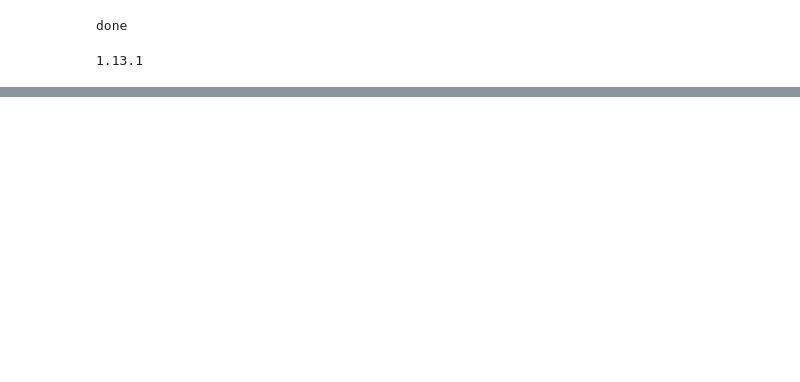
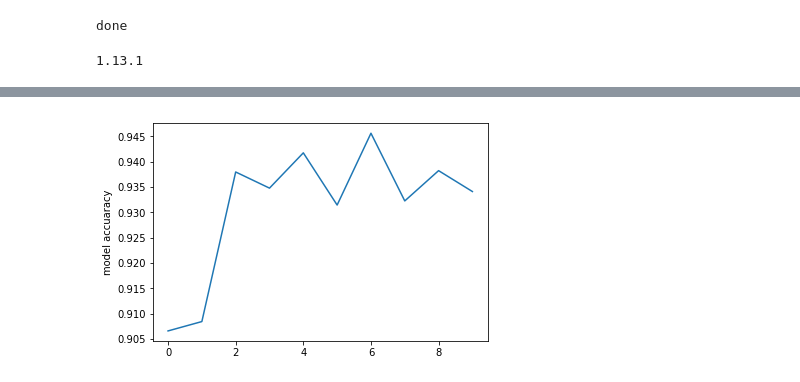
Before and after one commit to GerardRyan1989/BigDataPokemon, a Jupyter notebook: Big Data Pokemon.ipynb, the cells around one changed output, grey strips where cells are left out. Saved outputs shown, nothing was run; the diff lists cells and outputs as text; code cells hidden in the pictures; blank space fills up the shorter version.

```diff
--- a/Big Data Pokemon.ipynb
+++ b/Big Data Pokemon.ipynb
@@ -353,0 +332,6 @@ Avergage Accuracye of model: 0.9225961039675946
+# %%
+plt.plot(avg_acc)
+plt.ylabel('model accuaracy')
+plt.show()
+# %% [output]
+[figure, added]
```
Also changed, not shown: parts of 22 cells of this notebook.
